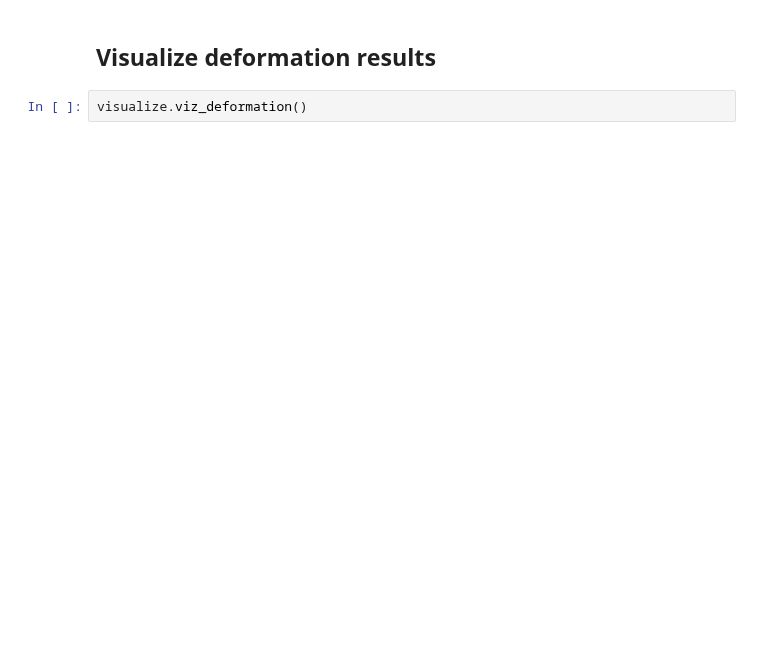
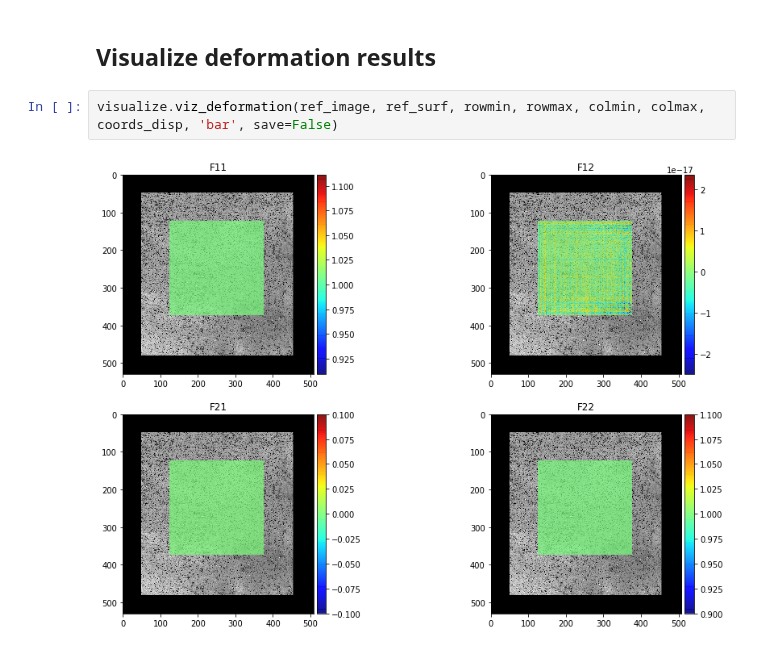
Before and after one commit to mfkiwl/splineDIC, a Jupyter notebook: notebooks/exploratory/stp_explore_NURBS_DIC.ipynb, the cells around one changed output. Saved outputs shown, nothing was run; the diff lists cells and outputs as text; blank space fills up the shorter version.

```diff
--- a/notebooks/exploratory/stp_explore_NURBS_DIC.ipynb
+++ b/notebooks/exploratory/stp_explore_NURBS_DIC.ipynb
@@ -229,4 +252,6 @@ visualize.viz_displacement()
 # %% [markdown]
 ## Visualize deformation results
-# %%
-visualize.viz_deformation()
+# %%
+visualize.viz_deformation(ref_image, ref_surf, rowmin, rowmax, colmin, colmax, coords_disp, 'bar', save=False)
+# %% [output]
+[figure, added]
```
Also changed, not shown: parts of 13 cells of this notebook.
